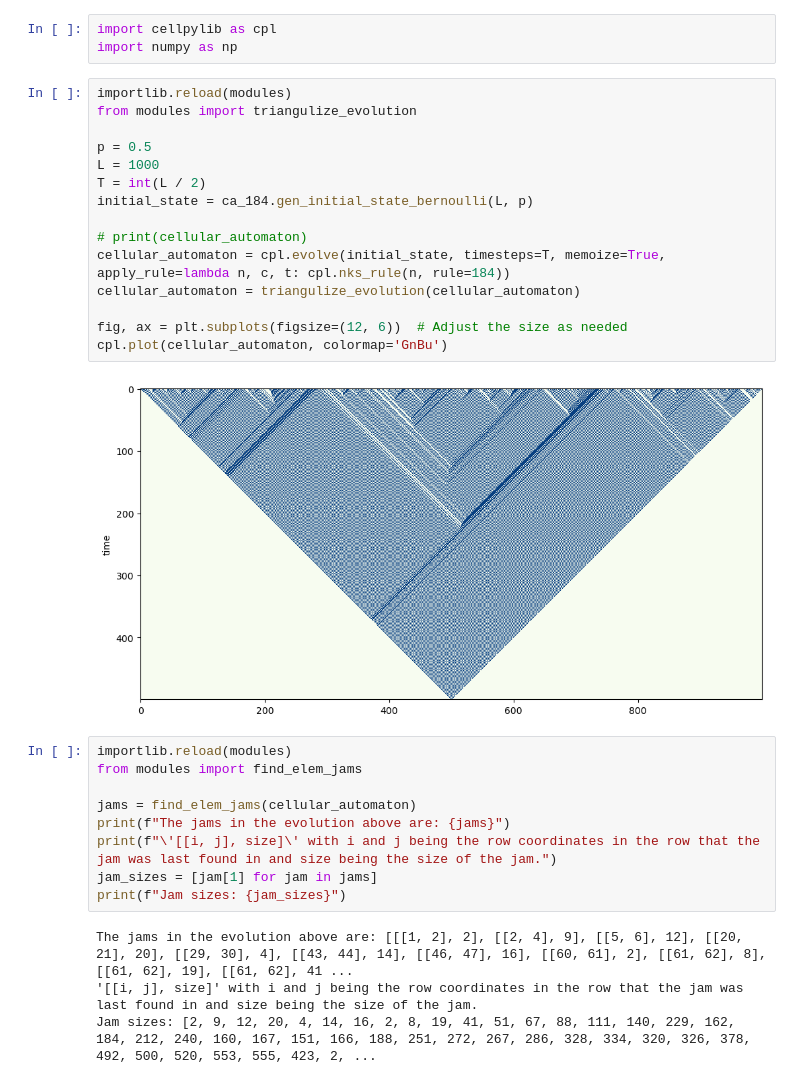
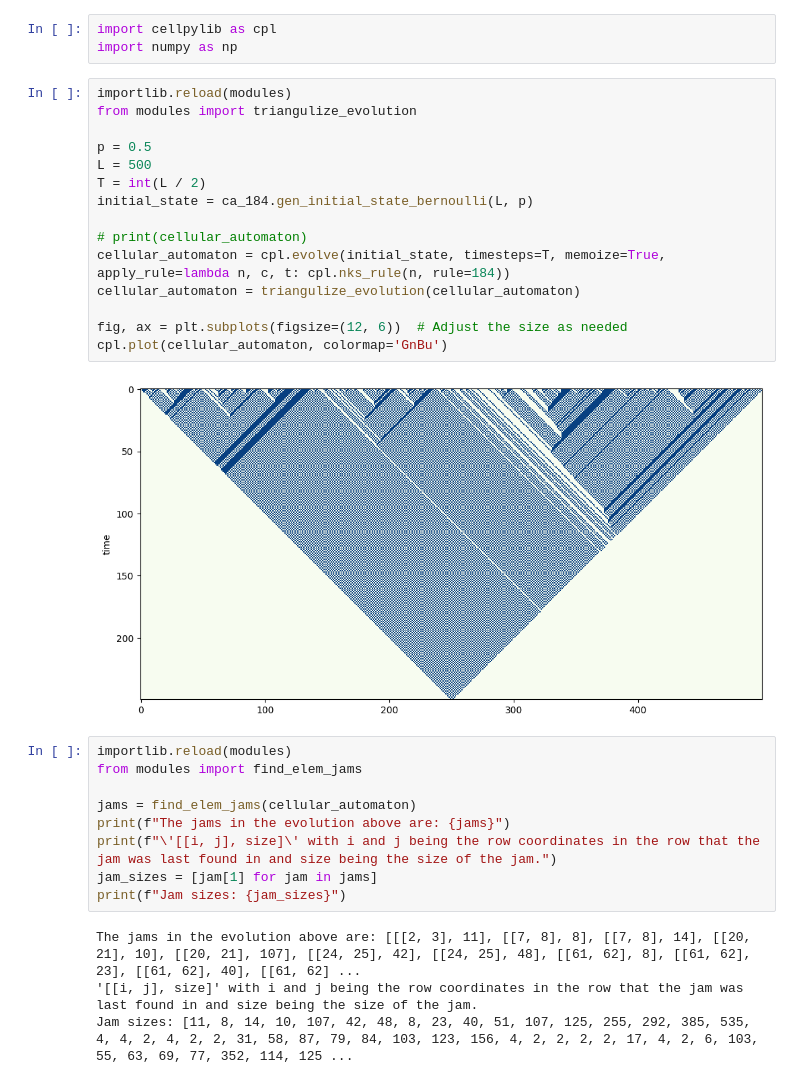
Before and after one commit to ThomasTenDamme/CSS-Group1, a Jupyter notebook: nb.ipynb, the cells around one changed output. Drawn from its saved outputs; the diff is of its cells as text.

```diff
--- a/nb.ipynb
+++ b/nb.ipynb
@@ -29,20 +29,20 @@ import numpy as np
 # %%
 importlib.reload(modules)
 from modules import triangulize_evolution
 
 p = 0.5
-L = 1000
+L = 500
 T = int(L / 2)
 initial_state = ca_184.gen_initial_state_bernoulli(L, p)
 
 # print(cellular_automaton)
 cellular_automaton = cpl.evolve(initial_state, timesteps=T, memoize=True, apply_rule=lambda n, c, t: cpl.nks_rule(n, rule=184))
 cellular_automaton = triangulize_evolution(cellular_automaton)
 
 fig, ax = plt.subplots(figsize=(12, 6))  # Adjust the size as needed
 cpl.plot(cellular_automaton, colormap='GnBu')
 # %% [output]
-[figure, old version]
+[figure, new version]
 # %%
 importlib.reload(modules)
 from modules import find_elem_jams
@@ -53,9 +53,9 @@ print(f"\'[[i, j], size]\' with i and j being the row coordinates in the row tha
 jam_sizes = [jam[1] for jam in jams]
 print(f"Jam sizes: {jam_sizes}")
 # %% [output]
-The jams in the evolution above are: [[[1, 2], 2], [[2, 4], 9], [[5, 6], 12], [[20, 21], 20], [[29, 30], 4], [[43, 44], 14], [[46, 47], 16], [[60, 61], 2], [[61, 62], 8], [[61, 62], 19], [[61, 62], 41 ...
+The jams in the evolution above are: [[[2, 3], 11], [[7, 8], 8], [[7, 8], 14], [[20, 21], 10], [[20, 21], 107], [[24, 25], 42], [[24, 25], 48], [[61, 62], 8], [[61, 62], 23], [[61, 62], 40], [[61, 62] ...
 '[[i, j], size]' with i and j being the row coordinates in the row that the jam was last found in and size being the size of the jam.
-Jam sizes: [2, 9, 12, 20, 4, 14, 16, 2, 8, 19, 41, 51, 67, 88, 111, 140, 229, 162, 184, 212, 240, 160, 167, 151, 166, 188, 251, 272, 267, 286, 328, 334, 320, 326, 378, 492, 500, 520, 553, 555, 423, 2, ...
+Jam sizes: [11, 8, 14, 10, 107, 42, 48, 8, 23, 40, 51, 107, 125, 255, 292, 385, 535, 4, 4, 2, 4, 2, 2, 31, 58, 87, 79, 84, 103, 123, 156, 4, 2, 2, 2, 2, 17, 4, 2, 6, 103, 55, 63, 69, 77, 352, 114, 125 ...
 # %%
 importlib.reload(modules)
 from modules import triangulize_evolution
```
Also changed, not shown: parts of 4 cells of this notebook, 1 other file.
